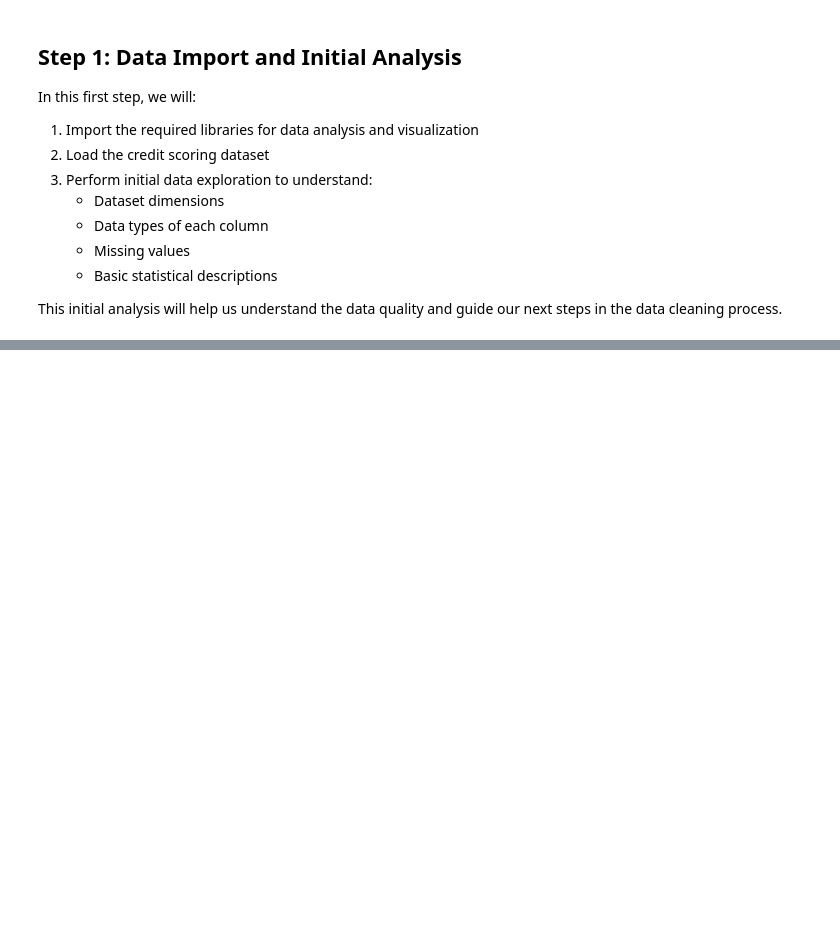
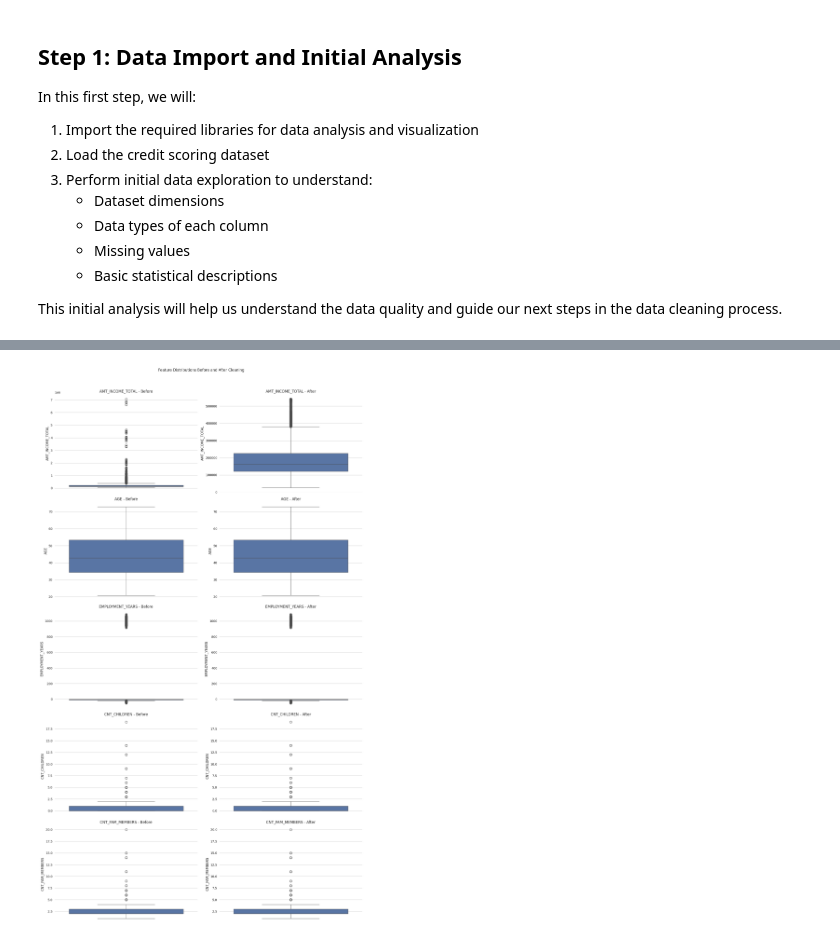
Before and after one commit to LorenzoVu/Prediction-of-creditworthiness-for-credit-card-issuance, a Jupyter notebook: creditworthiness.ipynb, the cells around one changed output, grey strips where cells are left out. Cells and saved outputs as stored; diff of their text form; code cells hidden in the pictures; blank space fills up the shorter version.

```diff
--- a/creditworthiness.ipynb
+++ b/creditworthiness.ipynb
@@ -284,0 +313,84 @@ for var in categorical_vars:
+# %%
+# Function for final data cleaning
+def clean_data(df):
+    """Clean data applying business rules and remove missing values"""
+    df_cleaned = df.copy()
+
+    # 1. Remove OCCUPATION_TYPE column first
+    print("\nRemoving OCCUPATION_TYPE column")
+    print(f"Missing values in OCCUPATION_TYPE: {df_cleaned['OCCUPATION_TYPE'].isnull().sum()} "
+          f"({df_cleaned['OCCUPATION_TYPE'].isnull().mean()*100:.2f}%)")
+    df_cleaned = df_cleaned.drop('OCCUPATION_TYPE', axis=1)
+
+    # 2. Handle remaining missing values
+    print("\nChecking remaining missing values:")
+    remaining_missing = analyze_missing_values(df_cleaned)
+    print(remaining_missing)
+    print(f"\nTotal rows before removing missing values: {len(df_cleaned)}")
+
+    # Remove rows with remaining missing values
+    df_cleaned = df_cleaned.dropna()
+    print(f"Rows removed due to missing values: {len(df) - len(df_cleaned)}")
+    print(f"Percentage of rows removed: {((len(df) - len(df_cleaned)) / len(df)) * 100:.2f}%")
+
+    # 3. Age: clip to logical bounds
+    df_cleaned['AGE'] = df_cleaned['AGE'].clip(18, 100)
+
+    # 4. Income: remove extreme outliers
+    income_upper = df_cleaned['AMT_INCOME_TOTAL'].quantile(0.99)
+    df_cleaned['AMT_INCOME_TOTAL'] = df_cleaned['AMT_INCOME_TOTAL'].clip(0, income_upper)
+
+    # 5. Family features: logical limits
+    df_cleaned['CNT_CHILDREN'] = df_cleaned['CNT_CHILDREN'].clip(0, 20)
+    df_cleaned['CNT_FAM_MEMBERS'] = df_cleaned['CNT_FAM_MEMBERS'].clip(1, 20)
+
+    # 6. Ensure family members >= children + 1
+    df_cleaned['CNT_FAM_MEMBERS'] = df_cleaned[['CNT_CHILDREN', 'CNT_FAM_MEMBERS']].apply(
+        lambda x: max(x['CNT_FAM_MEMBERS'], x['CNT_CHILDREN'] + 1), axis=1
+    )
+
+    return df_cleaned
+
+# Apply final cleaning
+df_cleaned = clean_data(df)
+
+# Update categorical features list
+CATEGORICAL_FEATURES.remove('OCCUPATION_TYPE')
+
+# Print cleaning results
+print("\nDataset Info after cleaning:")
+print("Shape before:", df.shape)
+print("Shape after:", df_cleaned.shape)
+
+print("\nNumerical features statistics after cleaning:")
+for feature in NUMERIC_FEATURES:
+    print(f"\n{feature}:")
+    print("Before:")
+    print(df[feature].describe())
+    print("\nAfter:")
+    print(df_cleaned[feature].describe())
+
+# Visualize the effect of cleaning
+fig, axes = plt.subplots(len(NUMERIC_FEATURES), 2, figsize=(15, 5*len(NUMERIC_FEATURES)))
+fig.suptitle('Feature Distributions Before and After Cleaning', y=1.02)
+
+for idx, feature in enumerate(NUMERIC_FEATURES):
+    # Before cleaning
+    sns.boxplot(data=df, y=feature, ax=axes[idx, 0])
+    axes[idx, 0].set_title(f'{feature} - Before')
+
+    # After cleaning
+    sns.boxplot(data=df_cleaned, y=feature, ax=axes[idx, 1])
+    axes[idx, 1].set_title(f'{feature} - After')
+
+plt.tight_layout()
+plt.show()
+
+# Verify no missing values remain
+missing_after = analyze_missing_values(df_cleaned)
+if missing_after.empty:
+    print("\nNo missing values remain in the cleaned dataset")
+else:
+    print("\nWarning: Some missing values remain:")
+    print(missing_after)
+# %% [output]
@@ -284,0 +414 @@ for var in categorical_vars:
+[figure, added]
```
Also changed, not shown: parts of 12 cells of this notebook.
